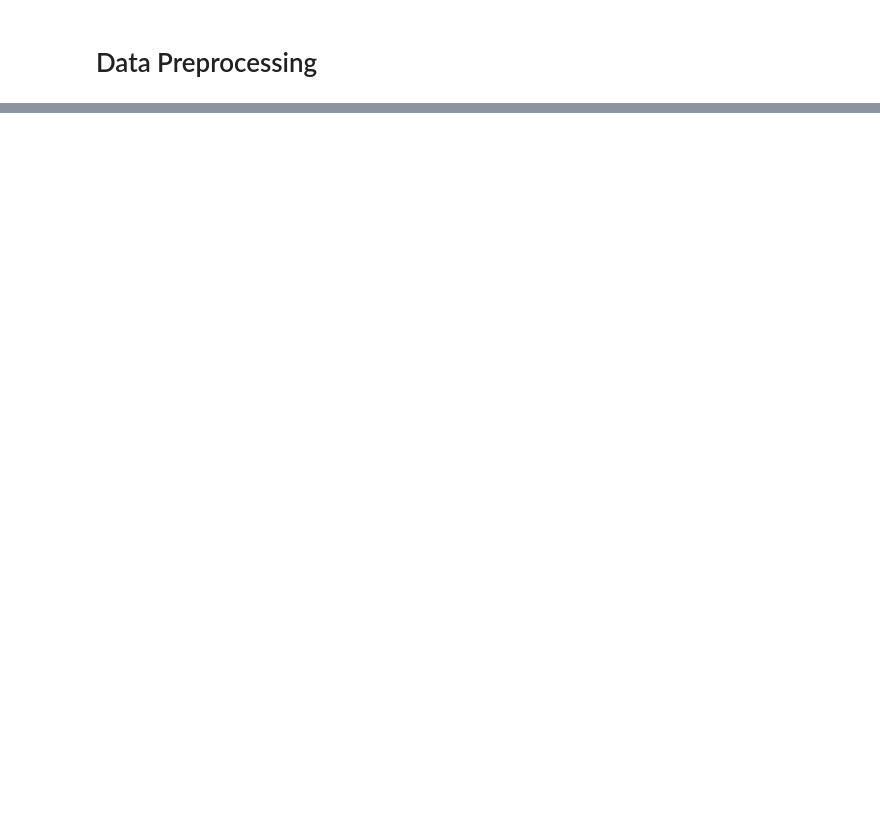
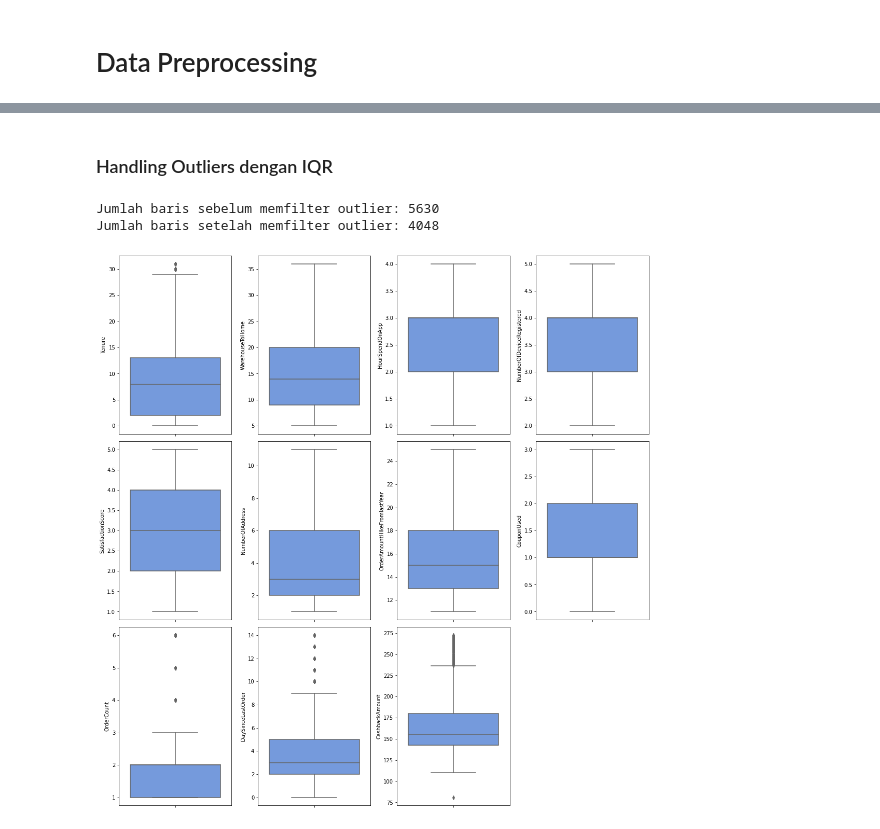
Before and after one commit to garrylgiancarlo/FinalProject_RakaminDS, a Jupyter notebook: Stage2_Preprocessing_259.ipynb, the cells around one changed output, grey strips where cells are left out. Drawn from its saved outputs; the diff is of its cells as text; code cells hidden in the pictures; blank space fills up the shorter version.

```diff
--- a/Stage2_Preprocessing_259.ipynb
+++ b/Stage2_Preprocessing_259.ipynb
@@ -98,0 +263,5 @@ missing_value_df
+# %%
+for i in nums:
+    plt.figure(figsize=(10,5))
+    sns.histplot(data=df4_zscore, x=i, kde= True, bins= 15, hue='Churn')
+    plt.show()
@@ -98,0 +280,31 @@ missing_value_df
+# %% [markdown]
+### Handling Outliers dengan IQR
+# %%
+df4_IQR = df3.copy()
+# %%
+print(f'Jumlah baris sebelum memfilter outlier: {len(df4_IQR)}')
+
+filtered_entries = np.array([True] * len(df4_IQR))
+for col in nums:
+    Q1 = df4_IQR[col].quantile(0.25)
+    Q3 = df4_IQR[col].quantile(0.75)
+    IQR = Q3 - Q1
+    low_limit = Q1 - (IQR * 1.5)
+    high_limit = Q3 + (IQR * 1.5)
+
+    filtered_entries = ((df4_IQR[col] >= low_limit) & (df4_IQR[col] <= high_limit)) & filtered_entries
+
+df4_IQR = df4_IQR[filtered_entries]
+
+print(f'Jumlah baris setelah memfilter outlier: {len(df4_IQR)}')
+# %% [output]
+Jumlah baris sebelum memfilter outlier: 5630
+Jumlah baris setelah memfilter outlier: 4048
+# %%
+plt.figure(figsize=(15,20))
+for i in range(0, len(nums)):
+  plt.subplot(4, 4, i+1)
+  sns.boxplot(y=df4_IQR[nums[i]], color='cornflowerblue', orient='v')
+  plt.tight_layout()
+# %% [output]
+[figure, added]
```
Also changed, not shown: parts of 60 cells of this notebook.
